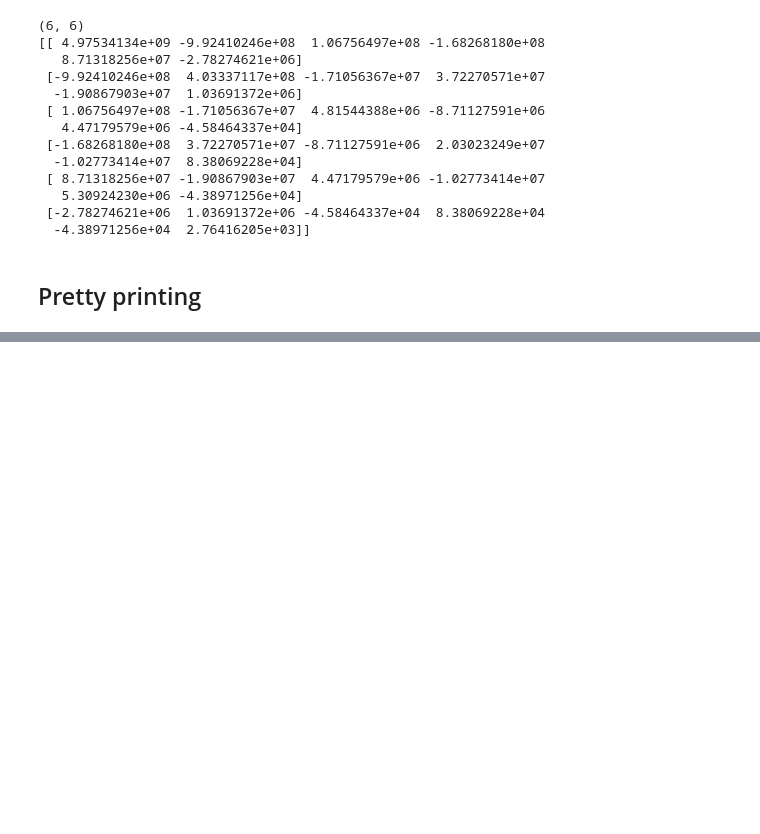
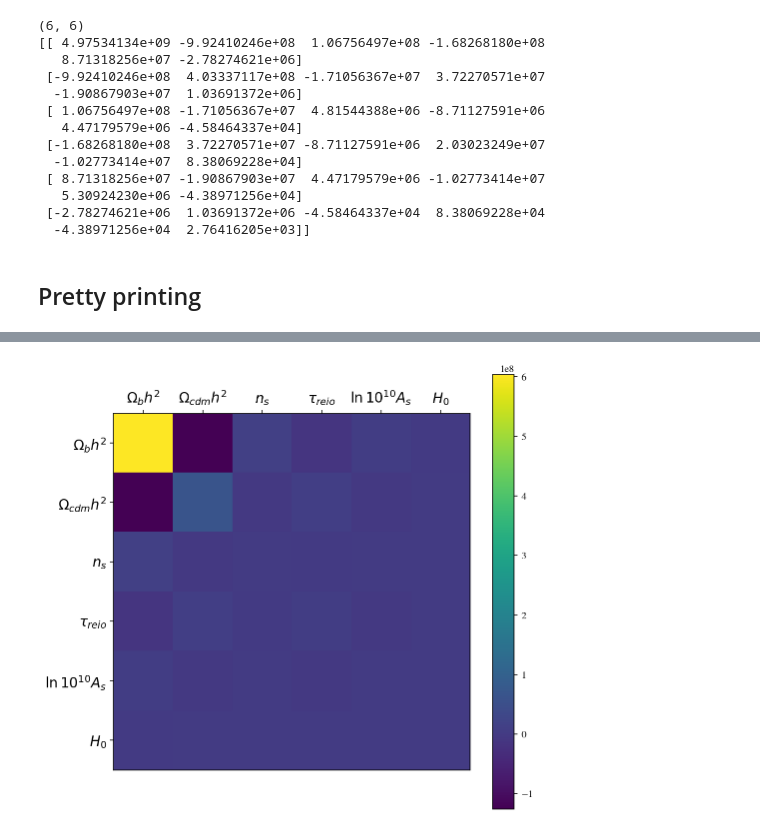
Before and after one commit to gplynch619/recombination, a Jupyter notebook: notebooks/Fisher_example.ipynb, the cells around one changed output, grey strips where cells are left out. Drawn from its saved outputs; the diff is of its cells as text; code cells hidden in the pictures; blank space fills up the shorter version.

Commit message:
added noise explanation

```diff
--- a/notebooks/Fisher_example.ipynb
+++ b/notebooks/Fisher_example.ipynb
@@ -306,0 +397,7 @@ plt.show()
+# %%
+#Now it is the same as before, except with our new error covariance
+sigma_noise_inv = np.linalg.inv(sigma_noise)
+Fisher_noise = np.einsum("iXl,lXY,jYl->ij", dCl, sigma_noise_inv, dCl)
+
+print(Fisher_noise.shape)
+print(Fisher_noise)
@@ -306,0 +418,19 @@ plt.show()
+# %%
+tick_label_list = ['$\Omega_b h^2$', '$\Omega_{cdm}h^2$', '$n_s$', '$\\tau_{reio}$', '$\ln10^{10}A_s$', '$H_0$']
+
+fig,ax = plt.subplots(figsize=(8,8))
+
+m = ax.imshow(Fisher_noise, cmap=cm.viridis)
+
+ax.set_xticks(np.arange(6))
+ax.set_yticks(np.arange(6))
+
+ax.set_xticklabels(tick_label_list, fontsize=14)
+ax.set_yticklabels(tick_label_list, fontsize=14)
+
+ax.xaxis.tick_top()
+
+plt.colorbar(m)
+plt.show()
+# %% [output]
+[figure, added]
```
Also changed, not shown: parts of 5 cells of this notebook, 1 other file.
